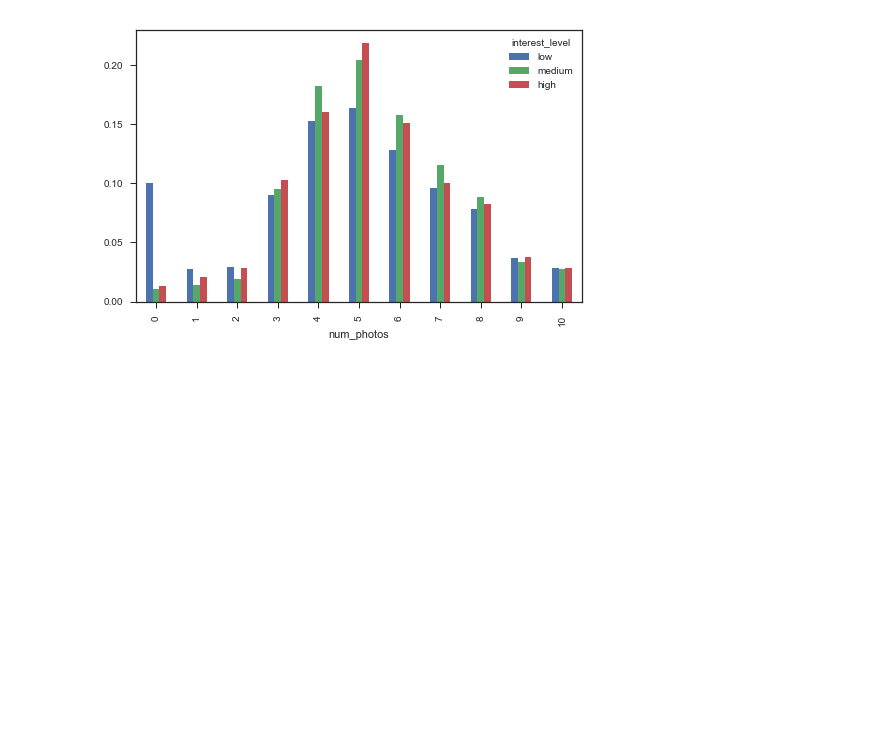
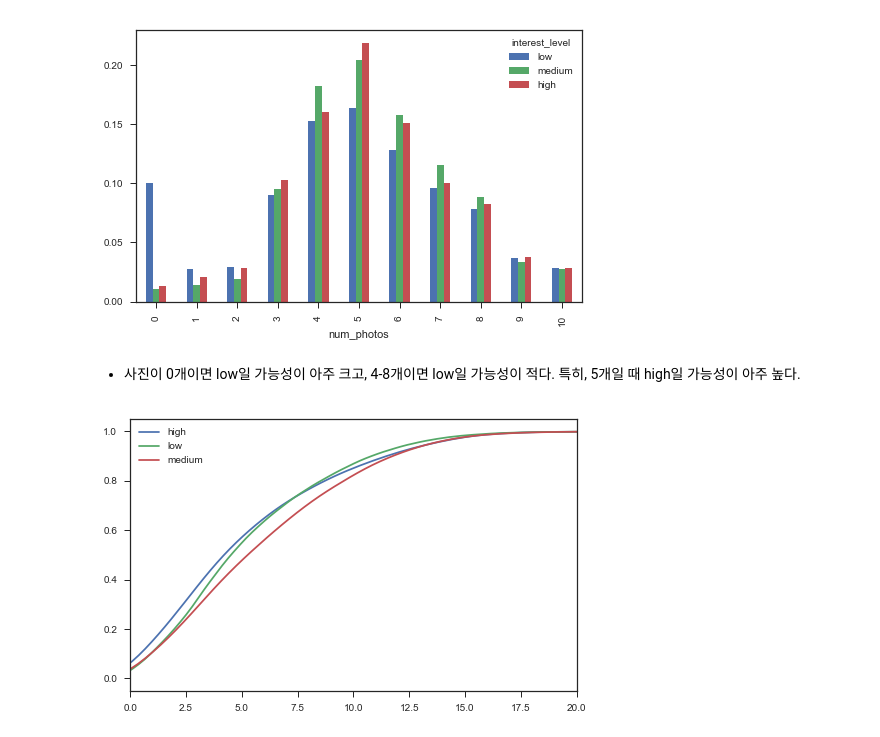
Before and after one commit to byungjun0689/DataScience, a Jupyter notebook: 8. Kaggle/17. Newyork Apartment/Following pycon data.ipynb, the cells around one changed output. Saved outputs shown, nothing was run; the diff lists cells and outputs as text; code cells hidden in the pictures; blank space fills up the shorter version.

```diff
--- a/8. Kaggle/17. Newyork Apartment/Following pycon data.ipynb
+++ b/8. Kaggle/17. Newyork Apartment/Following pycon data.ipynb
@@ -345,3 +345,10 @@ photos.ix[:10, ['low', 'medium', 'high']].plot(kind='bar')
 plt.show()
 # %% [output]
 [figure]
+# %% [markdown]
+ - 사진이 0개이면 low일 가능성이 아주 크고, 4-8개이면 low일 가능성이 적다. 특히, 5개일 때 high일 가능성이 아주 높다.
+# %%
+for l, g in train_df.groupby('interest_level'):
+    sns.kdeplot(g['num_features'], label=l, cumulative=True).set(xlim=(0,20))
+# %% [output]
+[figure, added]
```
Also changed, not shown: parts of 15 cells of this notebook.
